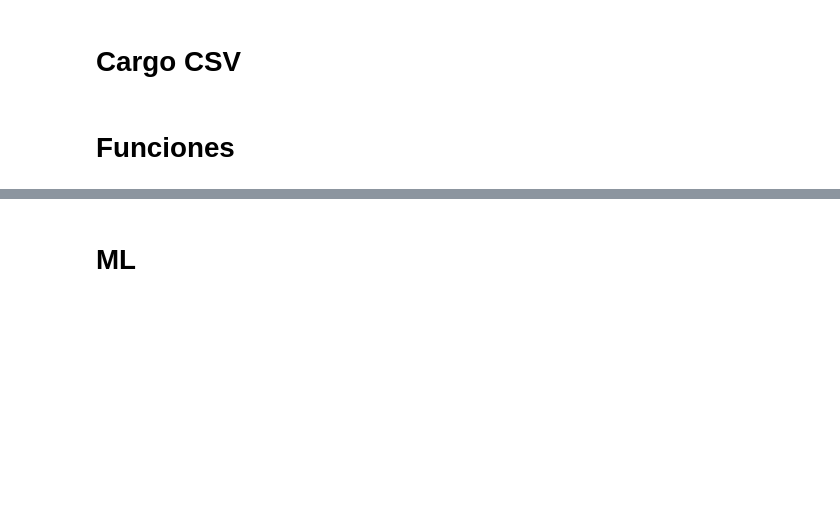
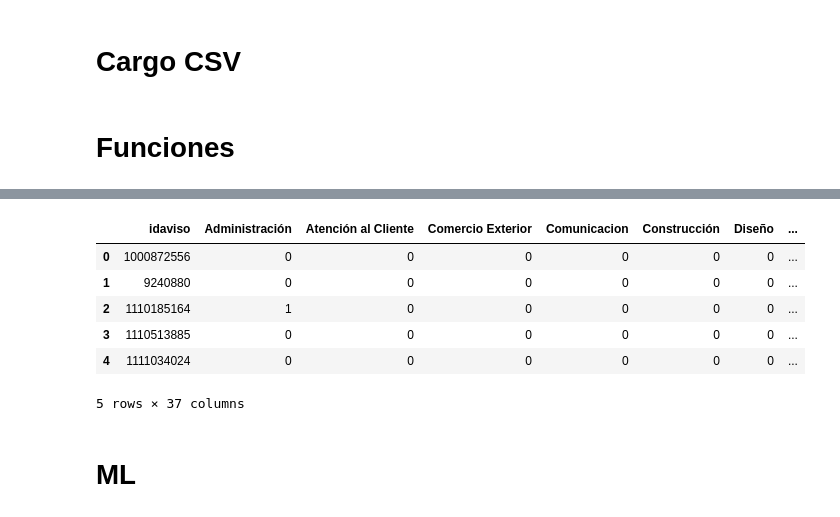
Before and after one commit to czuczinsky/TP2-Machine-Learning, a Jupyter notebook: TP-2-santi.ipynb, the cells around one changed output, grey strips where cells are left out. Saved outputs shown, nothing was run; the diff lists cells and outputs as text; code cells hidden in the pictures; blank space fills up the shorter version.

```diff
--- a/TP-2-santi.ipynb
+++ b/TP-2-santi.ipynb
@@ -78,3 +125,13 @@ def avisos_online_mark(tupla_idaviso_idpostulante):
+# %%
+avisos_detalle.head()
+# %% [output]
+|  | idaviso | Administración | Atención al Cliente | Comercio Exterior | Comunicacion | Construcción | Diseño | ... |
+| 0 | 1000872556 | 0 | 0 | 0 | 0 | 0 | 0 | ... |
+| 1 | 9240880 | 0 | 0 | 0 | 0 | 0 | 0 | ... |
+| 2 | 1110185164 | 1 | 0 | 0 | 0 | 0 | 0 | ... |
+| 3 | 1110513885 | 0 | 0 | 0 | 0 | 0 | 0 | ... |
+| 4 | 1111034024 | 0 | 0 | 0 | 0 | 0 | 0 | ... |
+5 rows × 37 columns
 # %% [markdown]
 # ML
 # %%
```
Also changed, not shown: parts of 29 cells of this notebook, 1 other file.
